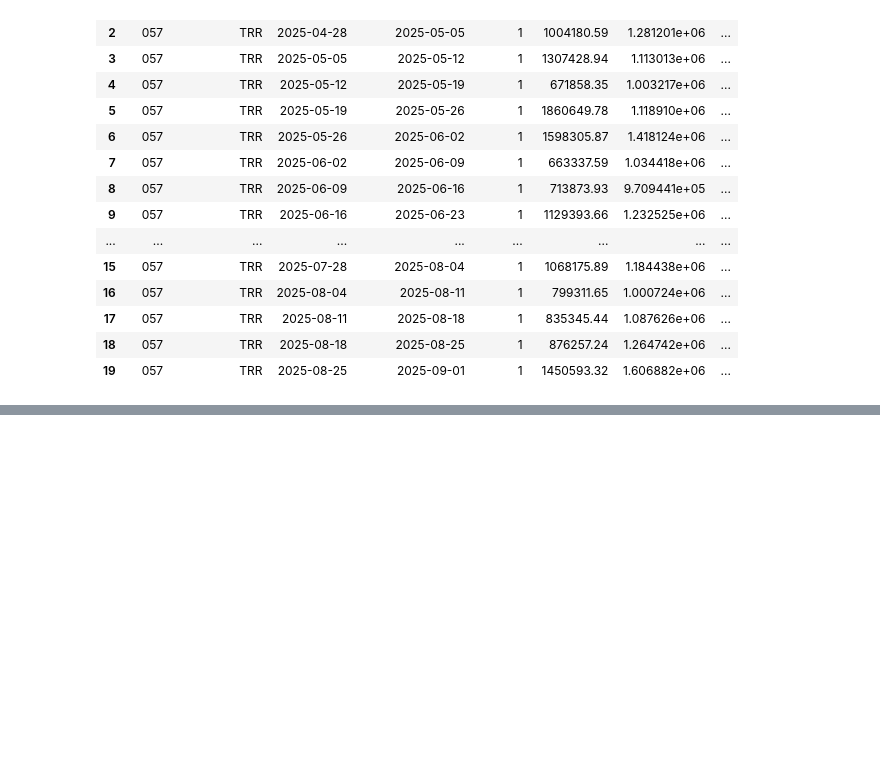
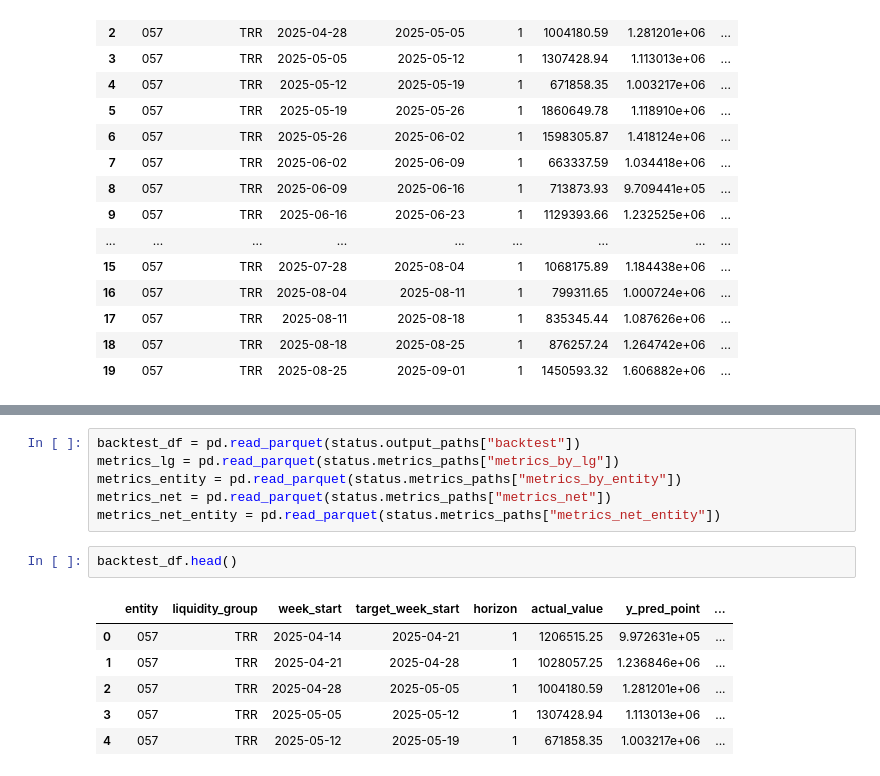
Before and after one commit to porvakanti/hubbleAI, a Jupyter notebook: notebooks/inspect_output.ipynb, the cells around one changed output, grey strips where cells are left out. Drawn from its saved outputs; the diff is of its cells as text; blank space fills up the shorter version.

```diff
--- a/notebooks/inspect_output.ipynb
+++ b/notebooks/inspect_output.ipynb
@@ -166,0 +173,15 @@ list(metrics_root.rglob("*.parquet"))
+# %%
+backtest_df = pd.read_parquet(status.output_paths["backtest"])
+metrics_lg = pd.read_parquet(status.metrics_paths["metrics_by_lg"])
+metrics_entity = pd.read_parquet(status.metrics_paths["metrics_by_entity"])
+metrics_net = pd.read_parquet(status.metrics_paths["metrics_net"])
+metrics_net_entity = pd.read_parquet(status.metrics_paths["metrics_net_entity"])
+# %%
+backtest_df.head()
+# %% [output]
+|  | entity | liquidity_group | week_start | target_week_start | horizon | actual_value | y_pred_point | ... |
+| 0 | 057 | TRR | 2025-04-14 | 2025-04-21 | 1 | 1206515.25 | 9.972631e+05 | ... |
+| 1 | 057 | TRR | 2025-04-21 | 2025-04-28 | 1 | 1028057.25 | 1.236846e+06 | ... |
+| 2 | 057 | TRR | 2025-04-28 | 2025-05-05 | 1 | 1004180.59 | 1.281201e+06 | ... |
+| 3 | 057 | TRR | 2025-05-05 | 2025-05-12 | 1 | 1307428.94 | 1.113013e+06 | ... |
+| 4 | 057 | TRR | 2025-05-12 | 2025-05-19 | 1 | 671858.35 | 1.003217e+06 | ... |
```
Also changed, not shown: parts of 6 cells of this notebook.
